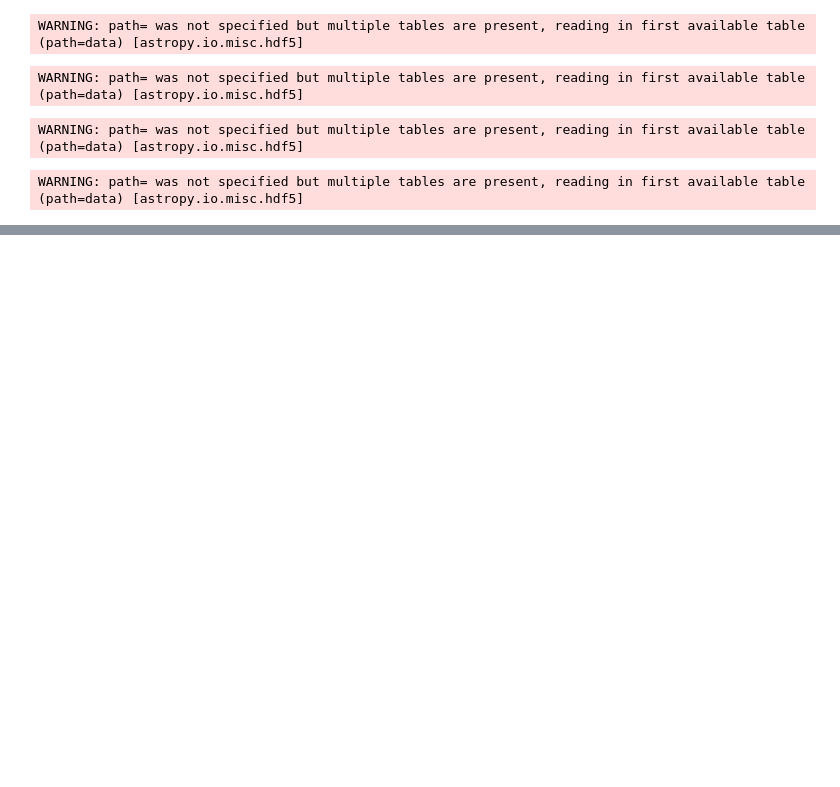
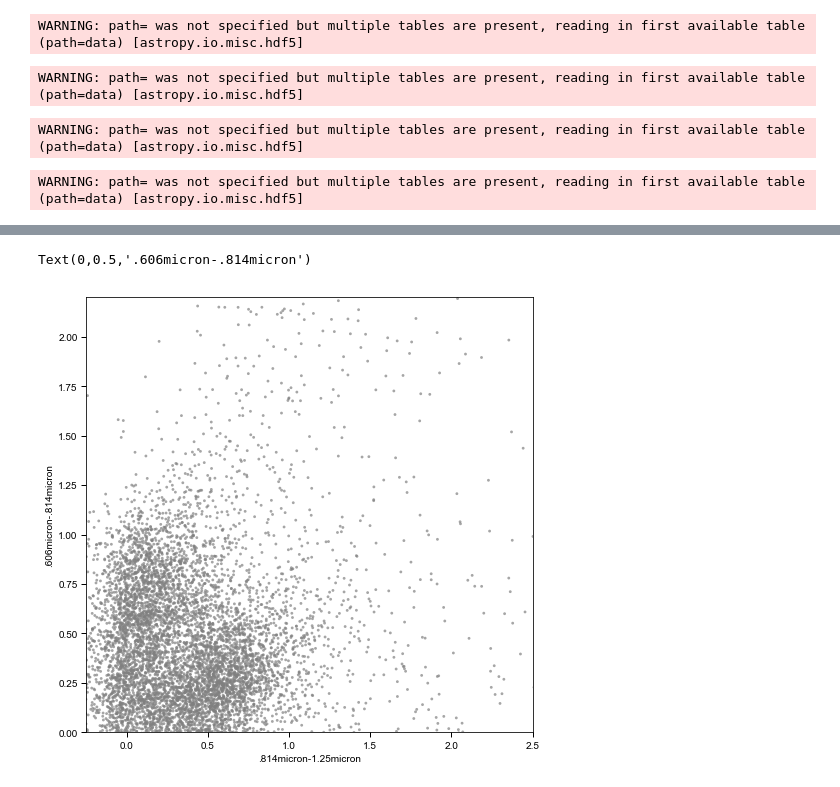
Before and after one commit to jztuan/SIP18, a Jupyter notebook: color_color_diagram_606_814_125-pt3.ipynb, the cells around one changed output, grey strips where cells are left out. Cells and saved outputs as stored; diff of their text form; code cells hidden in the pictures; blank space fills up the shorter version.

```diff
--- a/color_color_diagram_606_814_125-pt3.ipynb
+++ b/color_color_diagram_606_814_125-pt3.ipynb
@@ -153,0 +154,10 @@ Text(0,0.5,'.606micron-.814micron')
+# %%
+fig=plt.figure(figsize=(8,8))
+plt.scatter(f606_f814_gds,f814_f125_gds,c='gray',edgecolors='none',s=8,alpha=0.7)
+plt.xlim(-0.25,2.5)
+plt.ylim(0,2.2)
+plt.xlabel('.814micron-1.25micron')
+plt.ylabel('.606micron-.814micron')
+# %% [output]
+Text(0,0.5,'.606micron-.814micron')
+[figure, added]
```
Also changed, not shown: parts of 8 cells of this notebook, 3 other files.
